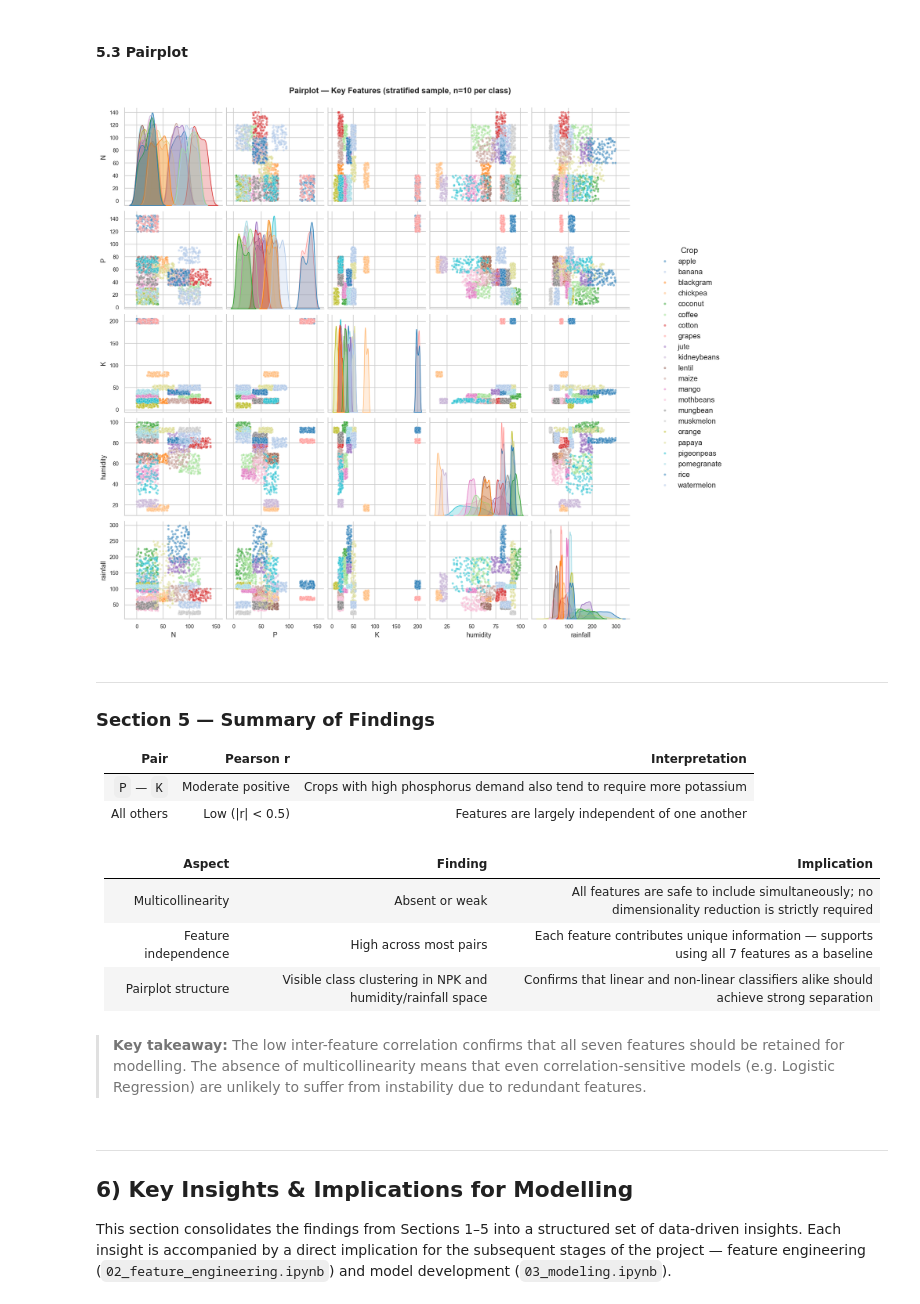
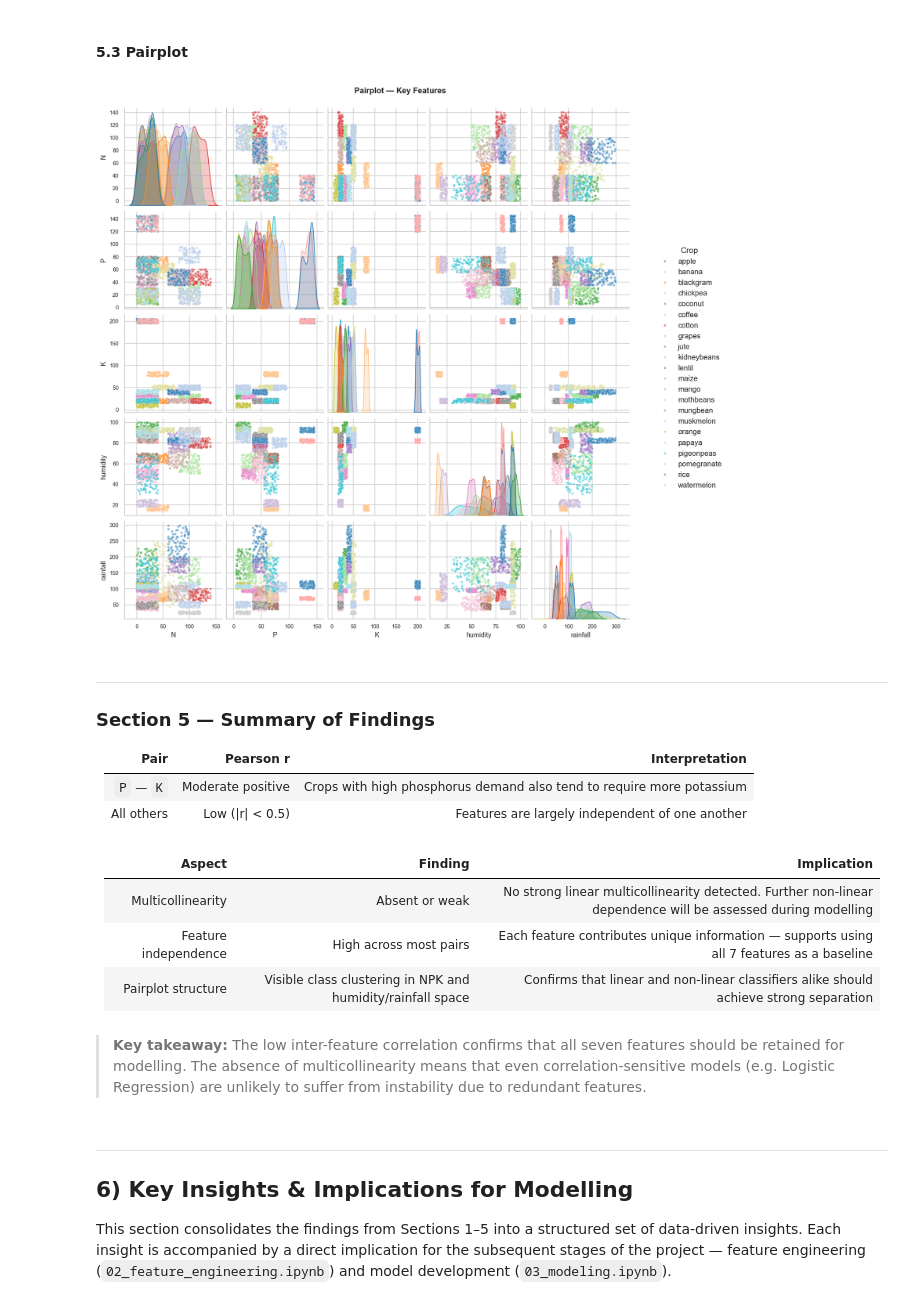
Before and after one commit to margarida-passos-cunha/machine-learning-project-group-e, a Jupyter notebook: notebooks/01_eda.ipynb, the cells around one changed output. Cells and saved outputs as stored; diff of their text form; code cells hidden in the pictures.

```diff
--- a/notebooks/01_eda.ipynb
+++ b/notebooks/01_eda.ipynb
@@ -723,30 +723,30 @@ Feature A Feature B  Pearson r   |r|
 # %%
 # Select a focused subset of the most informative features
 PAIRPLOT_FEATURES = ['N', 'P', 'K', 'humidity', 'rainfall', 'label']
 
 df_sample = (
     df[PAIRPLOT_FEATURES]
     .groupby('label', group_keys=False)
     .apply(lambda x: x.sample(100, random_state=RANDOM_SEED))
 )
 
 g = sns.pairplot(
     df_sample,
     hue='label',
     diag_kind='kde',
     plot_kws={'alpha': 0.5, 's': 15},
     palette=sns.color_palette('tab20', n_colors=df['label'].nunique())
 )
-g.fig.suptitle('Pairplot — Key Features (stratified sample, n=10 per class)', y=1.02, fontsize=13, fontweight='bold')
+g.fig.suptitle('Pairplot — Key Features', y=1.02, fontsize=13, fontweight='bold')
 
 # Move the default legend outside the plot area to avoid overlap
 g._legend.set_bbox_to_anchor((1.02, 0.5))
 g._legend.set_title('Crop')
 
 plt.savefig('../reports/figures/5_pairplot.png', bbox_inches='tight')
 plt.show()
 # %% [output]
-[figure, old version]
+[figure, new version]
 # %% [markdown]
 ---
 ### Section 5 — Summary of Findings
@@ -758,7 +758,7 @@ plt.show()
 ####
 | Aspect | Finding | Implication |
 |---|---|---|
-| Multicollinearity | Absent or weak | All features are safe to include simultaneously; no dimensionality reduction is strictly required |
+| Multicollinearity | Absent or weak | No strong linear multicollinearity detected. Further non-linear dependence will be assessed during modelling |
 | Feature independence | High across most pairs | Each feature contributes unique information — supports using all 7 features as a baseline |
 | Pairplot structure | Visible class clustering in NPK and humidity/rainfall space | Confirms that linear and non-linear classifiers alike should achieve strong separation |
 ####
```
Also changed, not shown: 1 other file.
